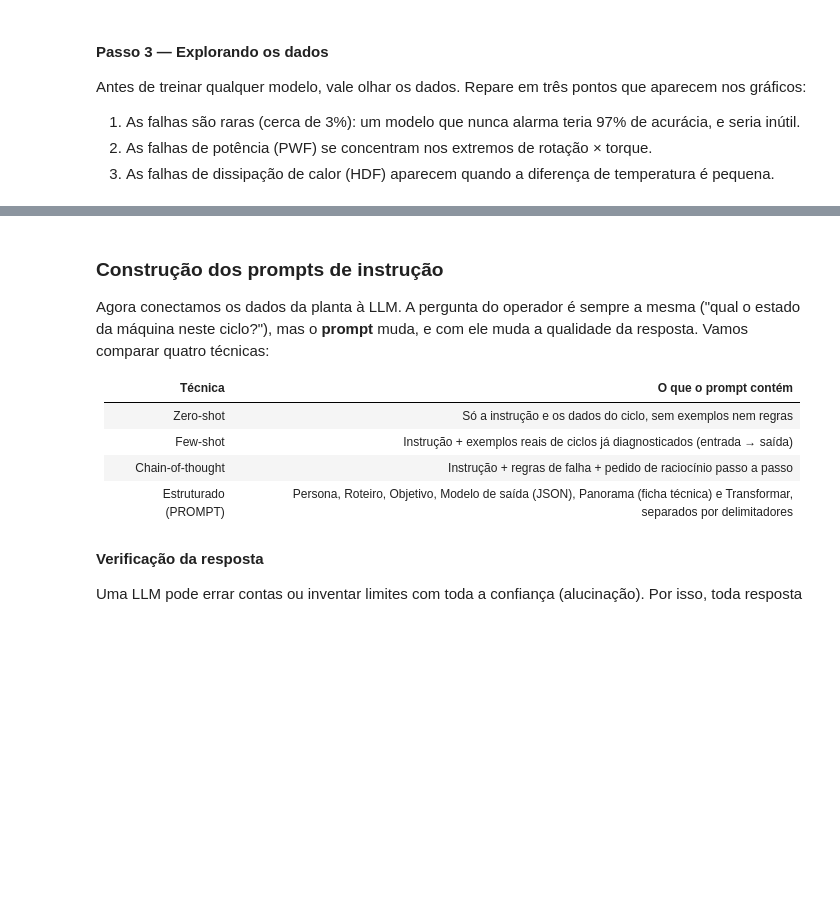
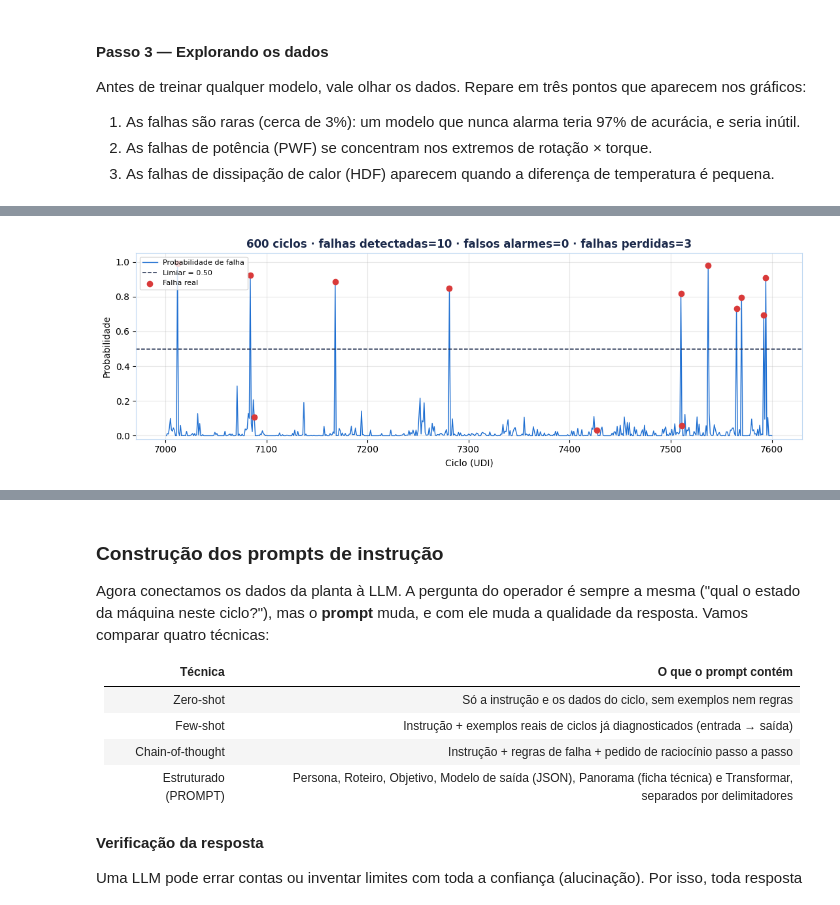
Before and after one commit to laismngueira/minicurso-embrapii, a Jupyter notebook: versao_pdm/Minicurso_PdM01.ipynb, the cells around one changed output, grey strips where cells are left out. Cells and saved outputs as stored; diff of their text form; code cells hidden in the pictures; blank space fills up the shorter version.

```diff
--- a/versao_pdm/Minicurso_PdM01.ipynb
+++ b/versao_pdm/Minicurso_PdM01.ipynb
@@ -794,17 +951,6 @@ def verificar_regras(a):
                    "valor": f"{d:.0f} min",
                    "status": "CRÍTICO" if d >= 240 else "ATENÇÃO" if d >= 200 else "OK"})
     return regras
-
-
-def avaliar_df(df, limiar):
-    """Avaliação em lote: probabilidade, alarme, modo provável e anomalia."""
-    df = df.copy()
-    df["prob_falha"] = modelo_falha.predict_proba(df[FEATURES])[:, 1]
-    df["alarme"] = (df["prob_falha"] >= limiar).astype(int)
-    modos = modelo_modo.predict(df[FEATURES])
-    df["modo_previsto"] = np.where(df["alarme"] == 1, modos, "-")
-    df["anomalia"] = escore_anomalia(df)
-    return df
 
 
 def metricas_alarme(real, alarme):
@@ -896,68 +1042,51 @@ class LinhaProducao:
             return amostra
 
     def avancar_ate_proxima_falha(self, antecedencia=6):
         """Pula a linha para alguns ciclos antes da próxima falha real (demonstração)."""
         with self.trava:
             futuras = np.where(self.dados["falha"].values[self.posicao + antecedencia:] == 1)[0]
             if len(futuras):
                 self.posicao = int(self.posicao + futuras[0])
 
     def amostra_atual(self):
         if self.ultima is None:
             self.proxima()
         return self.ultima
 
 
 LINHA = LinhaProducao(linha_ao_vivo)
 
 
-def monitorar_linha(inicio=0, n_amostras=600, limiar=None, plot=True):
-    """Roda o sistema de alarme sobre uma janela da linha e calcula as métricas."""
+def monitorar_linha(limiar=None, n_amostras=600):
+    """Aplica o modelo a vários ciclos da linha ao vivo e mostra quando o alarme dispararia."""
     limiar = LINHA.limiar if limiar is None else float(limiar)
-    inicio = int(max(0, min(inicio, len(linha_ao_vivo) - 50)))
-    janela = avaliar_df(linha_ao_vivo.iloc[inicio:inicio + int(n_amostras)], limiar)
-    vp, fp, fn, precisao, recall, f1 = metricas_alarme(janela["falha"].values, janela["alarme"].values)
+    janela = linha_ao_vivo.iloc[:n_amostras]
+    prob = modelo_falha.predict_proba(janela[FEATURES])[:, 1]
+    alarme = (prob >= limiar).astype(int)
+    vp, fp, fn, precisao, recall, f1 = metricas_alarme(janela["falha"].values, alarme)
 
-    img64 = None
-    if plot:
-        x = janela["udi"].values
-        fig, (ax1, ax2) = plt.subplots(2, 1, figsize=(10, 5.2), sharex=True,
-                                       gridspec_kw={"height_ratios": [2, 1]})
-        ax1.plot(x, janela["prob_falha"], color=AZUL, lw=1.1, label="Probabilidade de falha")
-        ax1.axhline(limiar, color=AZUL_ESCURO, ls="--", lw=1.1, label=f"Limiar = {limiar:.2f}")
-        reais = janela[janela["falha"] == 1]
-        ax1.scatter(reais["udi"], reais["prob_falha"], color=VERMELHO, s=36, zorder=5, label="Falha real")
-        ax1.set_ylim(-0.02, 1.05); ax1.set_ylabel("Probabilidade"); ax1.legend(loc="upper left", fontsize=8)
-        ax1.set_title(f"Monitoramento · ciclos {x[0]}–{x[-1]} · VP={vp} FP={fp} FN={fn}")
-        ax2.plot(x, janela["anomalia"], color="#4FA3E0", lw=1)
-        ax2.set_ylabel("Anomalia"); ax2.set_xlabel("Ciclo (UDI)"); ax2.set_ylim(0, 1.05)
-        plt.tight_layout()
-        plt.show()
-        img64 = figura_para_base64(fig)
+    fig, ax = plt.subplots(figsize=(11, 3.8))
+    ax.plot(janela["udi"], prob, color=AZUL, lw=1, label="Probabilidade de falha")
+    ax.axhline(limiar, color=AZUL_ESCURO, ls="--", lw=1.1, label=f"Limiar = {limiar:.2f}")
+    reais = janela["falha"].values == 1
+    ax.scatter(janela["udi"][reais], prob[reais], color=VERMELHO, s=36, zorder=5, label="Falha real")
+    ax.set_ylim(-0.02, 1.05); ax.set_xlabel("Ciclo (UDI)"); ax.set_ylabel("Probabilidade")
+    ax.set_title(f"{len(janela)} ciclos · falhas detectadas={vp} · falsos alarmes={fp} · falhas perdidas={fn}")
+    ax.legend(loc="upper left", fontsize=8)
+    plt.tight_layout(); plt.show()
 
-    return {
-        "tipo_resultado": "MONITORAR",
-        "ciclo_inicial": int(janela["udi"].iloc[0]), "ciclo_final": int(janela["udi"].iloc[-1]),
-        "amostras": int(len(janela)), "falhas_reais": int(janela["falha"].sum()),
-        "alarmes": int(janela["alarme"].sum()), "vp": vp, "fp": fp, "fn": fn,
-        "precisao": precisao, "recall": recall, "f1": f1, "limiar": round(limiar, 3),
-        "grafico": img64,
-    }
+    print(f"Precisão: {precisao}%  (dos alarmes, quantos eram falha de verdade)")
+    print(f"Recall:   {recall}%  (das falhas reais, quantas o alarme pegou)")
+    return {"vp": vp, "fp": fp, "fn": fn, "precisao": precisao, "recall": recall, "f1": f1}
 
 
-resultados = monitorar_linha(inicio=0, n_amostras=600)
-
-print("\n" + "=" * 34)
-print("  RESULTADOS DO MONITORAMENTO")
-print("=" * 34)
-for chave, valor in resultados.items():
-    if chave != "grafico":
-        print(f"{chave:15}: {valor}")
-print("=" * 34)
+resultados = monitorar_linha(n_amostras=600)
 
 print("\nTeste de ingestão ao vivo (5 ciclos):")
 for _ in range(5):
     a = LINHA.proxima()
     print(f"  {a['hora']} ciclo {a['ciclo']} | prob. falha = {a['prob_falha']:.3f} | "
           f"anomalia = {a['anomalia']:.2f} | alarme = {a['alarme']}")
 LINHA.reiniciar()
+# %% [output]
+[figure, added]
```
Also changed, not shown: parts of 22 cells of this notebook.
